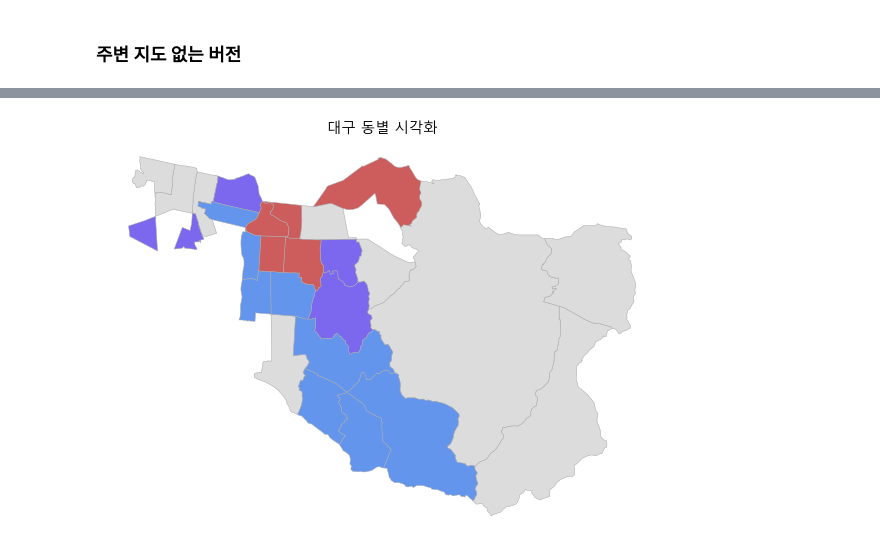
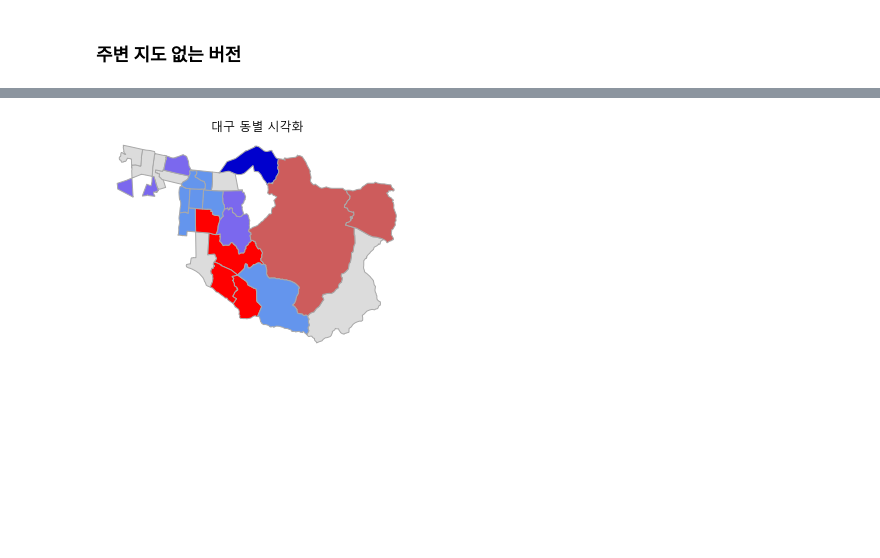
Before and after one commit to SeoroMin/dacon_jejucard, a Jupyter notebook: sangmin/geopandas.ipynb, the cells around one changed output, grey strips where cells are left out. Saved outputs shown, nothing was run; the diff lists cells and outputs as text; code cells hidden in the pictures; blank space fills up the shorter version.

```diff
--- a/sangmin/geopandas.ipynb
+++ b/sangmin/geopandas.ipynb
@@ -28,11 +28,11 @@ import fiona
 # %% [markdown]
 # 데이터 불러오기
 # %%
-file = "C:/Users/tkdal/Desktop/bigcontest/01_유동인구데이터(SK텔레콤)/4개지역_행정동.SHP"
-file2 = "C:/Users/tkdal/Desktop/bigcontest/01_유동인구데이터(SK텔레콤)/EMD.SHP"
+file = "4개지역_행정동.SHP"
+file2 = "EMD.SHP"
 # %%
 district = pd.read_excel("district2.xlsx")
-result = pd.read_excel("final.xlsx")
+result = pd.read_excel("result2.xlsx")
 dong = gpd.read_file(file2, encoding='cp949')
 geo = gpd.read_file(file, encoding='cp949')
 # %% [markdown]
@@ -74,7 +74,7 @@ merge_seoul_drive_n = merge_seoul[merge_seoul["result"] == "드라이브 스루(
 # %%
 # 대구의 결과값 분리
 merge_daegu_x = merge_daegu[merge_daegu["result"] == "X"]
-merge_daegu_all = merge_daegu[merge_daegu["result"] == "ALL"]
+merge_daegu_all = merge_daegu[merge_daegu["result"] == "O"]
 merge_daegu_gudok = merge_daegu[merge_daegu["result"] == "구독경제"]
 merge_daegu_gudok_n = merge_daegu[merge_daegu["result"] == "구독경제(N)"]
 merge_daegu_drive = merge_daegu[merge_daegu["result"] == "드라이브 스루"]
@@ -128,13 +128,13 @@ plt.show()
 # %%
 # 대구 시각화
 ax = merge_daegu_x.plot(column="result", legend=True, categorical=True, color="gainsboro", edgecolor="darkgray")
 ax.set_title("대구 동별 시각화")
 merge_daegu_all.plot(ax=ax, column="result", legend=True, categorical=True, color="mediumslateblue", edgecolor="darkgray")
-merge_daegu_gudok.plot(ax=ax, column="result", legend=True, categorical=True, color="cornflowerblue", edgecolor="darkgray")
-merge_daegu_gudok_n.plot(ax=ax, column="result", legend=True, categorical=True, color="cornflowerblue", edgecolor="darkgray")
-merge_daegu_drive.plot(ax=ax, column="result", legend=True, categorical=True, color="indianred", edgecolor="darkgray")
-merge_daegu_drive_n.plot(ax=ax, column="result", legend=True, categorical=True, color="indianred", edgecolor="darkgray")
+merge_daegu_gudok.plot(ax=ax, column="result", legend=True, categorical=True, color="red", edgecolor="darkgray")
+merge_daegu_gudok_n.plot(ax=ax, column="result", legend=True, categorical=True, color="indianred", edgecolor="darkgray")
+merge_daegu_drive.plot(ax=ax, column="result", legend=True, categorical=True, color="mediumblue", edgecolor="darkgray")
+merge_daegu_drive_n.plot(ax=ax, column="result", legend=True, categorical=True, color="cornflowerblue", edgecolor="darkgray")
 ax.set_axis_off()
 plt.show()
 # %% [output]
-[figure, old version]
+[figure, new version]
```
Also changed, not shown: parts of 5 cells of this notebook.
